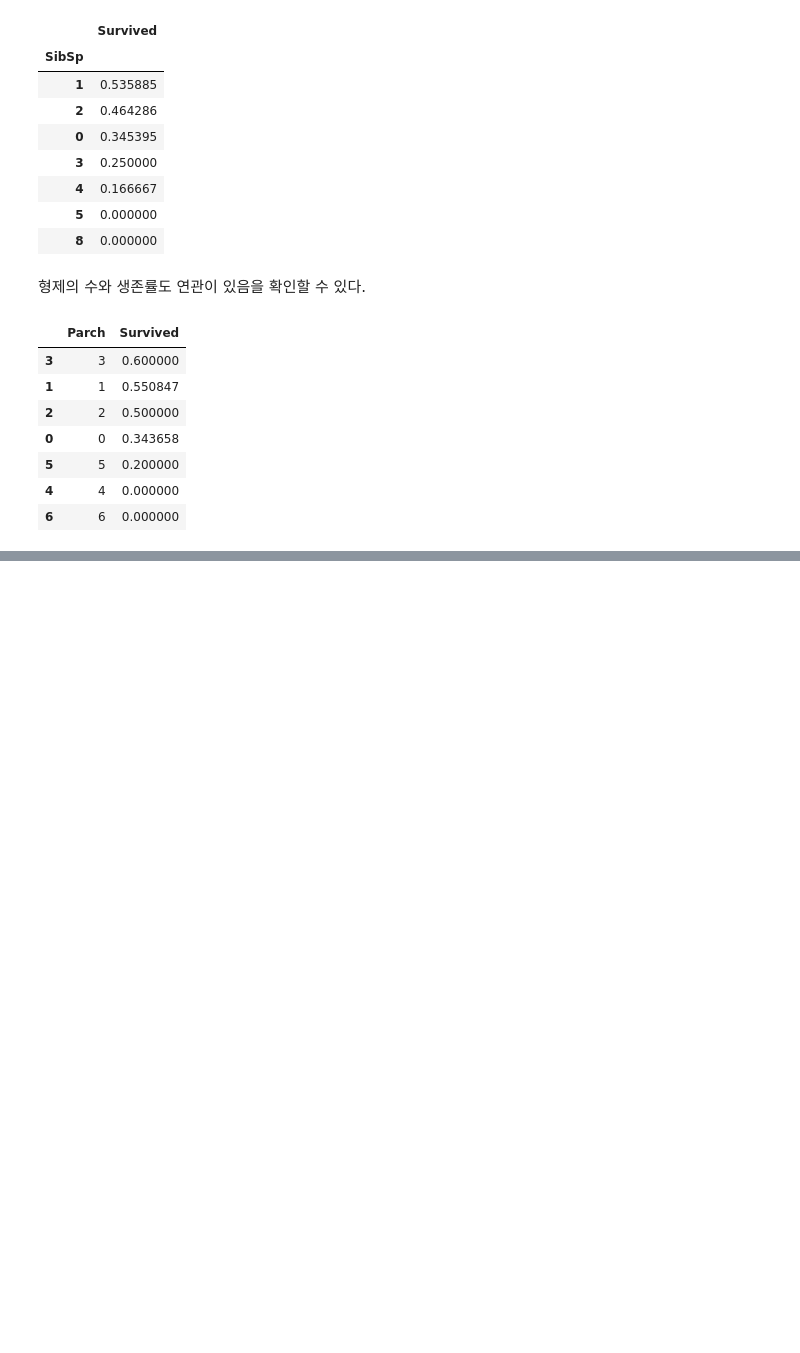
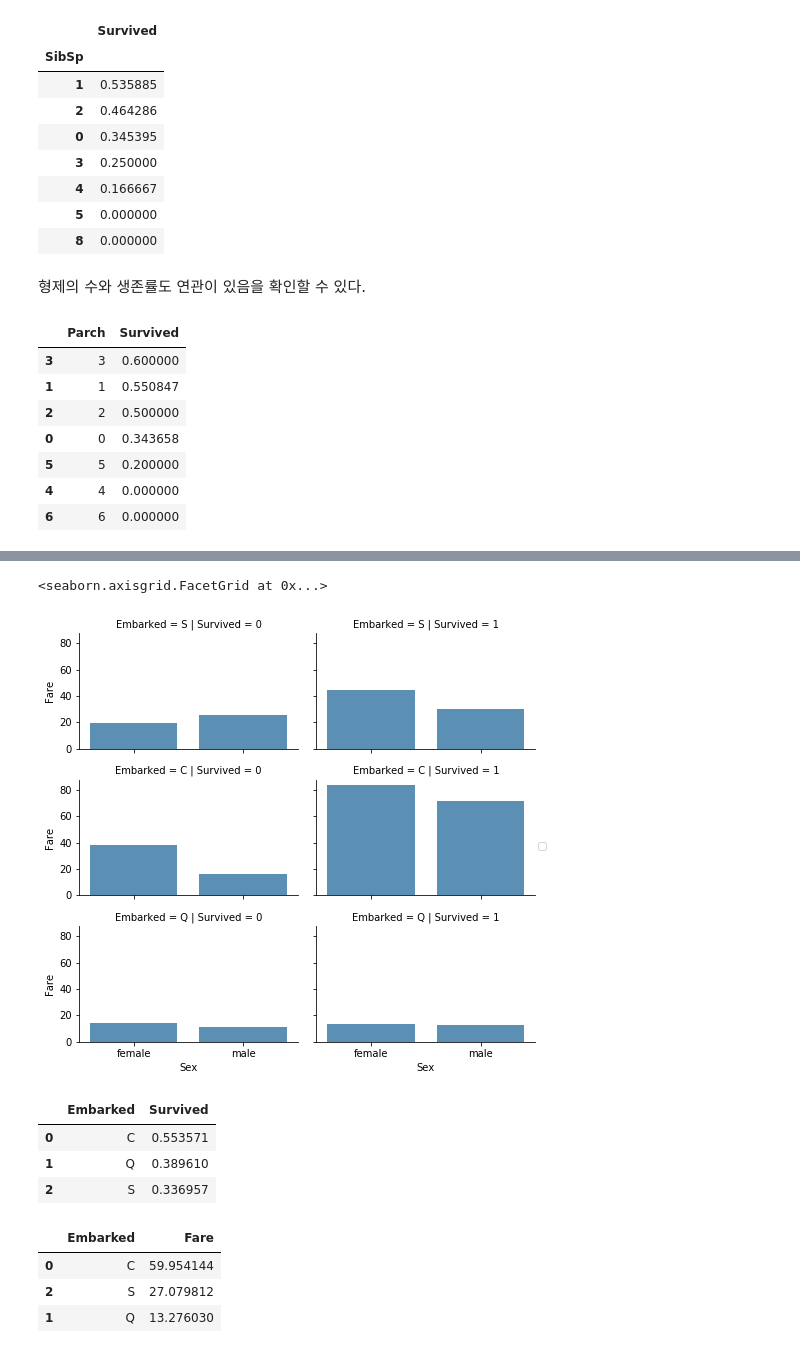
Before and after one commit to astrod/tensorflow-for-all, a Jupyter notebook: Titanic/Titanic.ipynb, the cells around one changed output, grey strips where cells are left out. Saved outputs shown, nothing was run; the diff lists cells and outputs as text; code cells hidden in the pictures; blank space fills up the shorter version.

```diff
--- a/Titanic/Titanic.ipynb
+++ b/Titanic/Titanic.ipynb
@@ -123,0 +187,21 @@ train[["Parch", "Survived"]].groupby(["Parch"], as_index=False).mean().sort_valu
+# %%
+grid = sns.FacetGrid(train, row='Embarked', col='Survived', size=2.2, aspect=1.6)
+grid.map(sns.barplot, 'Sex', 'Fare', alpha=.8, ci=None)
+grid.add_legend()
+# %% [output]
+<seaborn.axisgrid.FacetGrid at 0x...>
+[figure, added]
+# %%
+train[['Embarked', 'Survived']].groupby(['Embarked'], as_index=False).mean().sort_values(by='Survived', ascending=False)
+# %% [output]
+|  | Embarked | Survived |
+| 0 | C | 0.553571 |
+| 1 | Q | 0.389610 |
+| 2 | S | 0.336957 |
+# %%
+train[['Embarked', 'Fare']].groupby(['Embarked'], as_index=False).mean().sort_values(by='Fare', ascending=False)
+# %% [output]
+|  | Embarked | Fare |
+| 0 | C | 59.954144 |
+| 2 | S | 27.079812 |
+| 1 | Q | 13.276030 |
```
Also changed, not shown: parts of 8 cells of this notebook.
